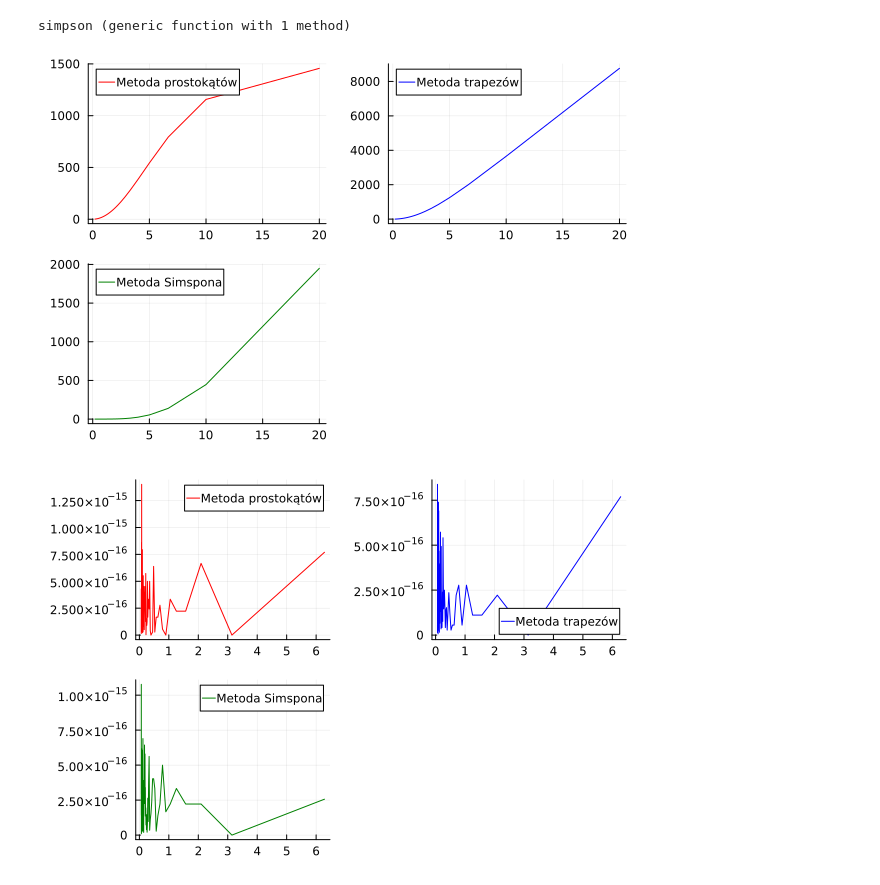
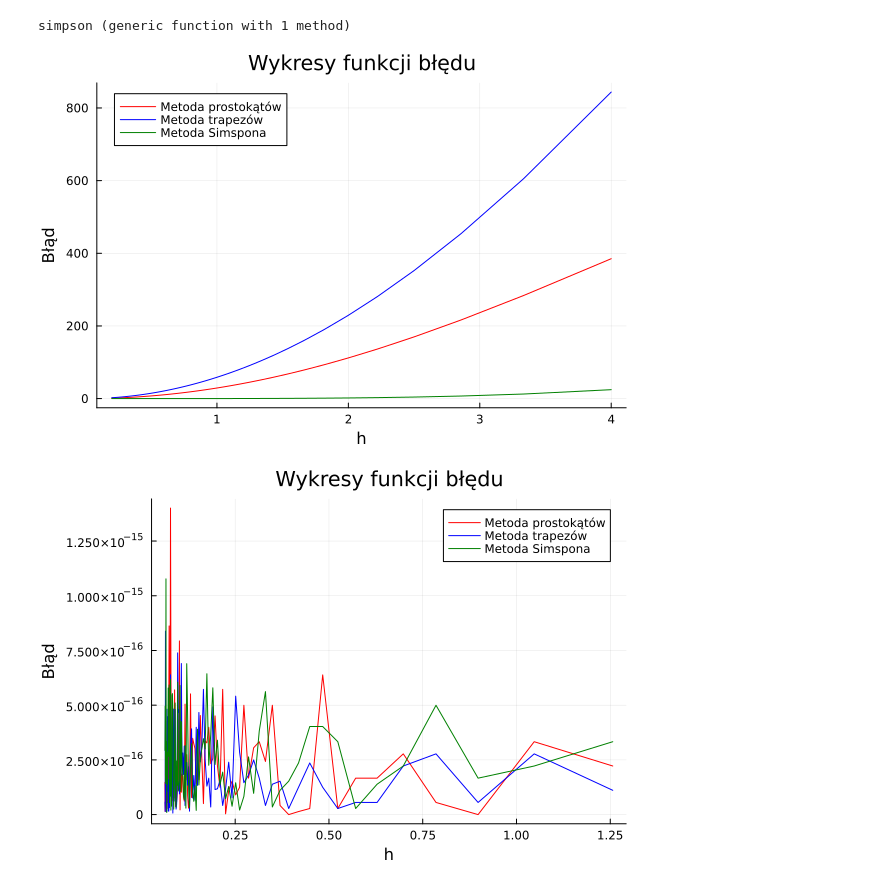
Before and after one commit to Kasl0/Mownit, a Jupyter notebook: Lab6/Zadania.ipynb, the cells around one changed output. Drawn from its saved outputs; the diff is of its cells as text; code cells hidden in the pictures.

```diff
--- a/Lab6/Zadania.ipynb
+++ b/Lab6/Zadania.ipynb
@@ -230,7 +233,7 @@ trapezzeError = Vector{Float64}()
 simpsonError = Vector{Float64}()
 
 # Mierzymy błąd dla n od 1 do 100
-for n in 1:100
+for n in 5:100
     append!(h_value, (b - a) / n)
     append!(rectangleError, abs(expected - rectangle(f1, a, b, n)))
     append!(trapezzeError, abs(expected - trapeze(f1, a, b, n)))
@@ -238,27 +241,33 @@ for n in 1:100
 end
 
 # Rysujemy wykres
-plot(h_value, [rectangleError, trapezzeError, simpsonError], label=["Metoda prostokątów" "Metoda trapezów" "Metoda Simspona"], color = ["red" "blue" "green"], layout=3)
+plot(h_value, [rectangleError, trapezzeError, simpsonError], label=["Metoda prostokątów" "Metoda trapezów" "Metoda Simspona"], color = ["red" "blue" "green"])
+title!("Wykresy funkcji błędu")
+xaxis!("h")
+yaxis!("Błąd")
 # %% [output]
-[figure, old version]
+[figure, new version]
 # %%
 f2(x) = sin(x) # testowana funkcja trygonometryczna
 a2 = 0
 b2 = 2*pi
 expected2 = 0
 
 h_value2 = Vector{Float64}()
 rectangleError2 = Vector{Float64}()
 trapezzeError2 = Vector{Float64}()
 simpsonError2 = Vector{Float64}()
 
-for n2 in 1:100
+for n2 in 5:100
     append!(h_value2, (b2 - a2) / n2)
     append!(rectangleError2, abs(expected2 - rectangle(f2, a2, b2, n2)))
     append!(trapezzeError2, abs(expected2 - trapeze(f2, a2, b2, n2)))
     append!(simpsonError2, abs(expected2 - simpson(f2, a2, b2, n2)))
 end
 
-plot(h_value2, [rectangleError2, trapezzeError2, simpsonError2], label=["Metoda prostokątów" "Metoda trapezów" "Metoda Simspona"], color = ["red" "blue" "green"], layout=3)
+plot(h_value2, [rectangleError2, trapezzeError2, simpsonError2], label=["Metoda prostokątów" "Metoda trapezów" "Metoda Simspona"], color = ["red" "blue" "green"])
+title!("Wykresy funkcji błędu")
+xaxis!("h")
+yaxis!("Błąd")
 # %% [output]
-[figure, old version]
+[figure, new version]
```
Also changed, not shown: parts of 1 cell of this notebook, 2 other files.
